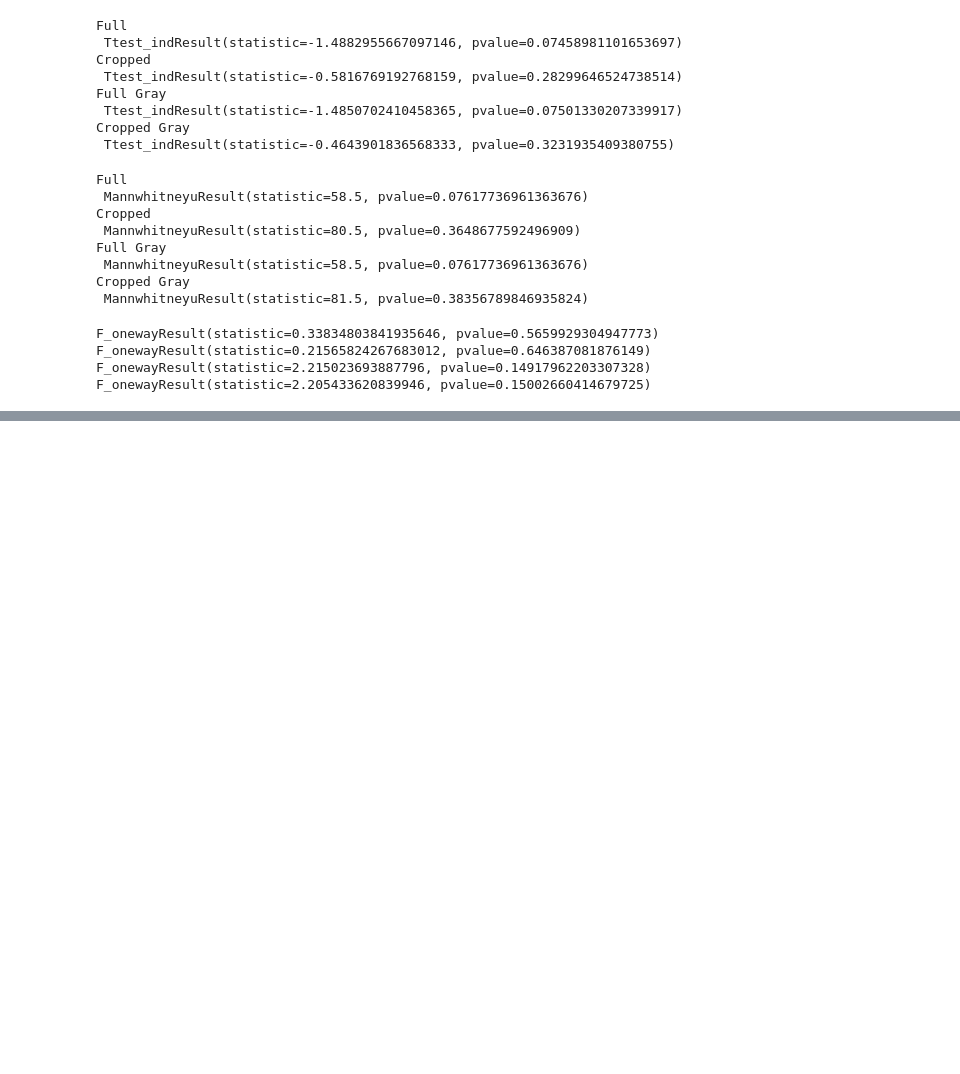
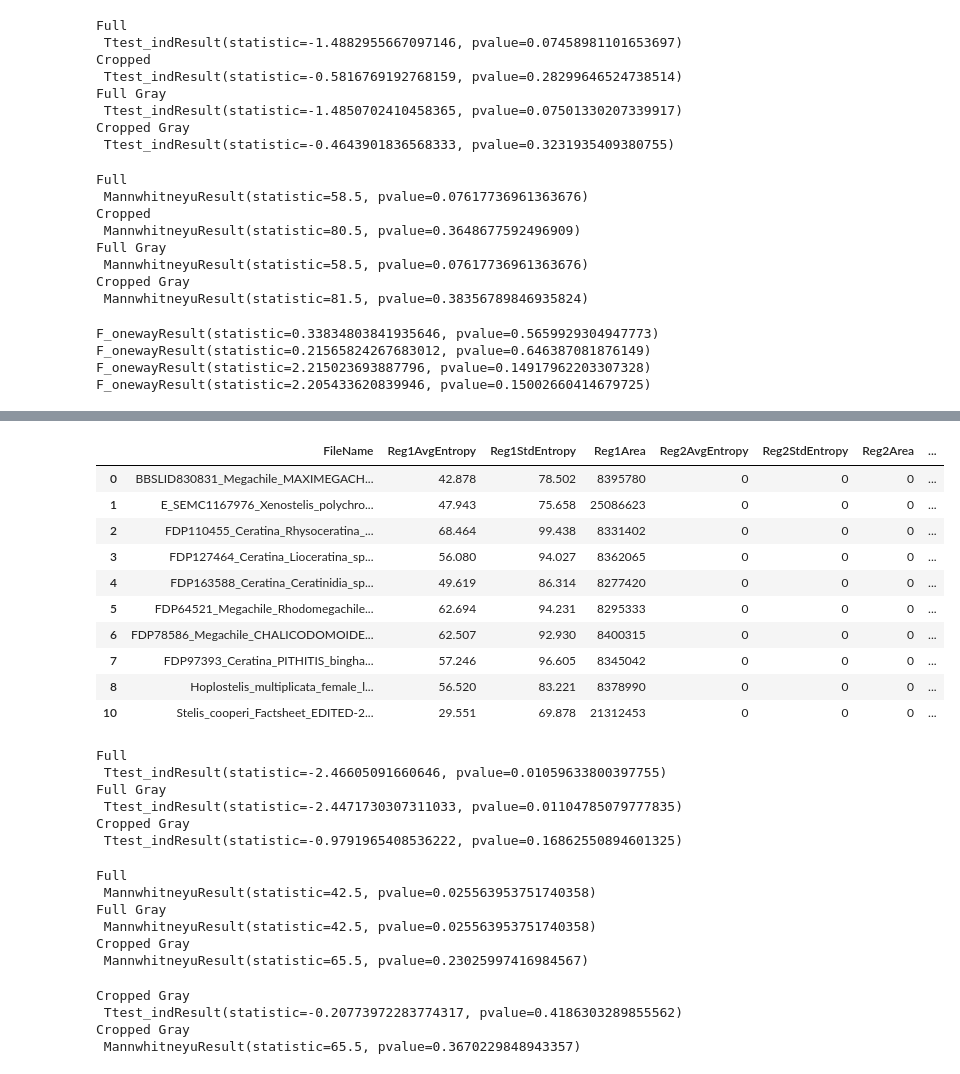
Before and after one commit to harperklauke/Entropy-Analysis, a Jupyter notebook: FH_testing.ipynb, the cells around one changed output, grey strips where cells are left out. Cells and saved outputs as stored; diff of their text form; code cells hidden in the pictures; blank space fills up the shorter version.

```diff
--- a/FH_testing.ipynb
+++ b/FH_testing.ipynb
@@ -156,3 +156,10 @@ F_onewayResult(statistic=0.33834803841935646, pvalue=0.5659929304947773)
 F_onewayResult(statistic=0.21565824267683012, pvalue=0.646387081876149)
 F_onewayResult(statistic=2.215023693887796, pvalue=0.14917962203307328)
 F_onewayResult(statistic=2.205433620839946, pvalue=0.15002660414679725)
+# %%
+#fh_full_df_part = fh_full_df.loc[fh_full_df["Reg1AvgEntropy"] != ]
+fh_full_df_part = fh_full_df.drop(fh_full_df['Reg1AvgEntropy'].idxmax())
+#fh_full_df_part = fh_full_df_part.drop(fh_full_df_part['Reg1AvgEntropy'].idxmin())
+fh_full_gray_df_part = fh_full_gray_df.drop(fh_full_gray_df['Reg1AvgEntropy'].idxmax())
+
+fh_gray_df_part = fh_gray_df.drop(fh_gray_df['Reg1AvgEntropy'].idxmax())
@@ -158,0 +184,44 @@ F_onewayResult(statistic=2.205433620839946, pvalue=0.15002660414679725)
+# %%
+fh_full_df_part
+# %% [output]
+|  | FileName | Reg1AvgEntropy | Reg1StdEntropy | Reg1Area | Reg2AvgEntropy | Reg2StdEntropy | Reg2Area | ... |
+| 0 | BBSLID830831_Megachile_MAXIMEGACH... | 42.878 | 78.502 | 8395780 | 0 | 0 | 0 | ... |
+| 1 | E_SEMC1167976_Xenostelis_polychro... | 47.943 | 75.658 | 25086623 | 0 | 0 | 0 | ... |
+| 2 | FDP110455_Ceratina_Rhysoceratina_... | 68.464 | 99.438 | 8331402 | 0 | 0 | 0 | ... |
+| 3 | FDP127464_Ceratina_Lioceratina_sp... | 56.080 | 94.027 | 8362065 | 0 | 0 | 0 | ... |
+| 4 | FDP163588_Ceratina_Ceratinidia_sp... | 49.619 | 86.314 | 8277420 | 0 | 0 | 0 | ... |
+| 5 | FDP64521_Megachile_Rhodomegachile... | 62.694 | 94.231 | 8295333 | 0 | 0 | 0 | ... |
+| 6 | FDP78586_Megachile_CHALICODOMOIDE... | 62.507 | 92.930 | 8400315 | 0 | 0 | 0 | ... |
+| 7 | FDP97393_Ceratina_PITHITIS_bingha... | 57.246 | 96.605 | 8345042 | 0 | 0 | 0 | ... |
+| 8 | Hoplostelis_multiplicata_female_l... | 56.520 | 83.221 | 8378990 | 0 | 0 | 0 | ... |
+| 10 | Stelis_cooperi_Factsheet_EDITED-2... | 29.551 | 69.878 | 21312453 | 0 | 0 | 0 | ... |
+# %%
+'T test (partial)'
+print("Full\n", stats.ttest_ind(fh_full_df_part['Reg1AvgEntropy'],mh_full_df['Reg1AvgEntropy'],equal_var=True,
+                     alternative = 'less'))
+print("Full Gray\n", stats.ttest_ind(fh_full_gray_df_part['Reg1AvgEntropy'],mh_full_gray_df['Reg1AvgEntropy'],equal_var=True,
+                     alternative = 'less'))
+print("Cropped Gray\n", stats.ttest_ind(fh_gray_df_part['Reg1AvgEntropy'],mh_gray_df['Reg1AvgEntropy'],equal_var=True,
+                     alternative = 'less'))
+# %% [output]
+Full
+ Ttest_indResult(statistic=-2.46605091660646, pvalue=0.01059633800397755)
+Full Gray
+ Ttest_indResult(statistic=-2.4471730307311033, pvalue=0.01104785079777835)
+Cropped Gray
+ Ttest_indResult(statistic=-0.9791965408536222, pvalue=0.16862550894601325)
+# %%
+'MW'
+print("Full\n", stats.mannwhitneyu(fh_full_df_part['Reg1AvgEntropy'],mh_full_df['Reg1AvgEntropy'],
+                     alternative = 'less'))
+print("Full Gray\n", stats.mannwhitneyu(fh_full_gray_df_part['Reg1AvgEntropy'],mh_full_gray_df['Reg1AvgEntropy'],
+                     alternative = 'less'))
+print("Cropped Gray\n", stats.mannwhitneyu(fh_gray_df_part['Reg1AvgEntropy'],mh_gray_df['Reg1AvgEntropy'],
+                     alternative = 'less'))
+# %% [output]
+Full
+ MannwhitneyuResult(statistic=42.5, pvalue=0.025563953751740358)
+Full Gray
+ MannwhitneyuResult(statistic=42.5, pvalue=0.025563953751740358)
+Cropped Gray
+ MannwhitneyuResult(statistic=65.5, pvalue=0.23025997416984567)
@@ -158,0 +230,11 @@ F_onewayResult(statistic=2.205433620839946, pvalue=0.15002660414679725)
+# %%
+'High and Low Removed'
+print("Cropped Gray\n", stats.ttest_ind(fh_gray_df_part['Reg1AvgEntropy'],mh_gray_df['Reg1AvgEntropy'],equal_var=True,
+                     alternative = 'less'))
+print("Cropped Gray\n", stats.mannwhitneyu(fh_gray_df_part['Reg1AvgEntropy'],mh_gray_df['Reg1AvgEntropy'],
+                     alternative = 'less'))
+# %% [output]
+Cropped Gray
+ Ttest_indResult(statistic=-0.20773972283774317, pvalue=0.4186303289855562)
+Cropped Gray
+ MannwhitneyuResult(statistic=65.5, pvalue=0.3670229848943357)
```
Also changed, not shown: parts of 2 cells of this notebook.
